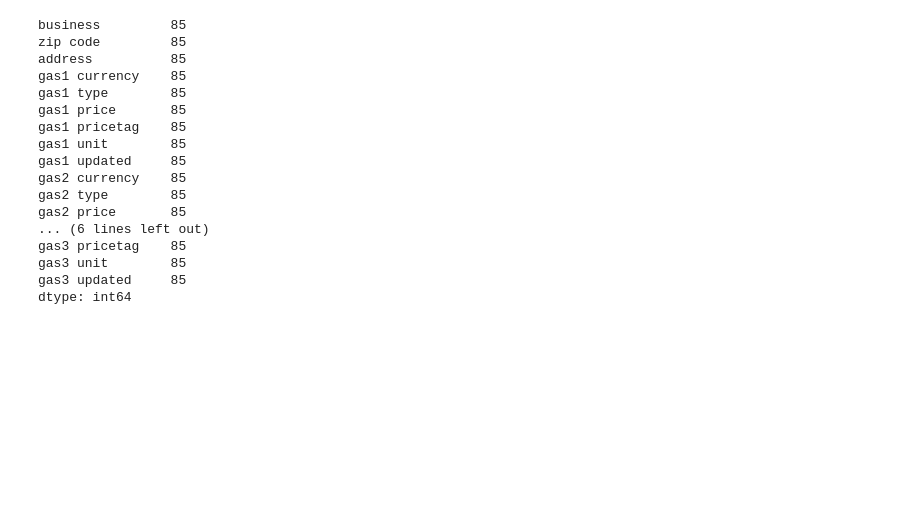
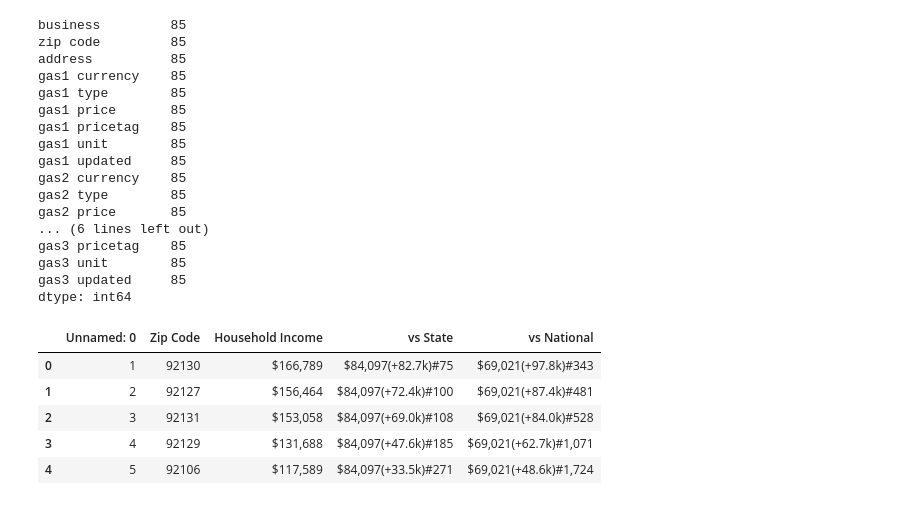
Before and after one commit to Lilnessa/Project1, a Jupyter notebook: gas_prices_zip_code.ipynb, the cells around one changed output. Cells and saved outputs as stored; diff of their text form; code cells hidden in the pictures; blank space fills up the shorter version.

Commit message:
read in median income by household and checked unique zip codes against both datasets

```diff
--- a/gas_prices_zip_code.ipynb
+++ b/gas_prices_zip_code.ipynb
@@ -142,0 +141,11 @@ cleaned_gas_df.to_csv("Resources/cleaned_gas_prices.csv")
+# %%
+# Read in CSV
+SD_median_income = pd.read_csv("Resources/Highest_Median_Income_SD_by_zip.csv")
+SD_median_income.head()
+# %% [output]
+|  | Unnamed: 0 | Zip Code | Household Income | vs State | vs National |
+| 0 | 1 | 92130 | $166,789 | $84,097(+82.7k)#75 | $69,021(+97.8k)#343 |
+| 1 | 2 | 92127 | $156,464 | $84,097(+72.4k)#100 | $69,021(+87.4k)#481 |
+| 2 | 3 | 92131 | $153,058 | $84,097(+69.0k)#108 | $69,021(+84.0k)#528 |
+| 3 | 4 | 92129 | $131,688 | $84,097(+47.6k)#185 | $69,021(+62.7k)#1,071 |
+| 4 | 5 | 92106 | $117,589 | $84,097(+33.5k)#271 | $69,021(+48.6k)#1,724 |
```
Also changed, not shown: parts of 6 cells of this notebook.
